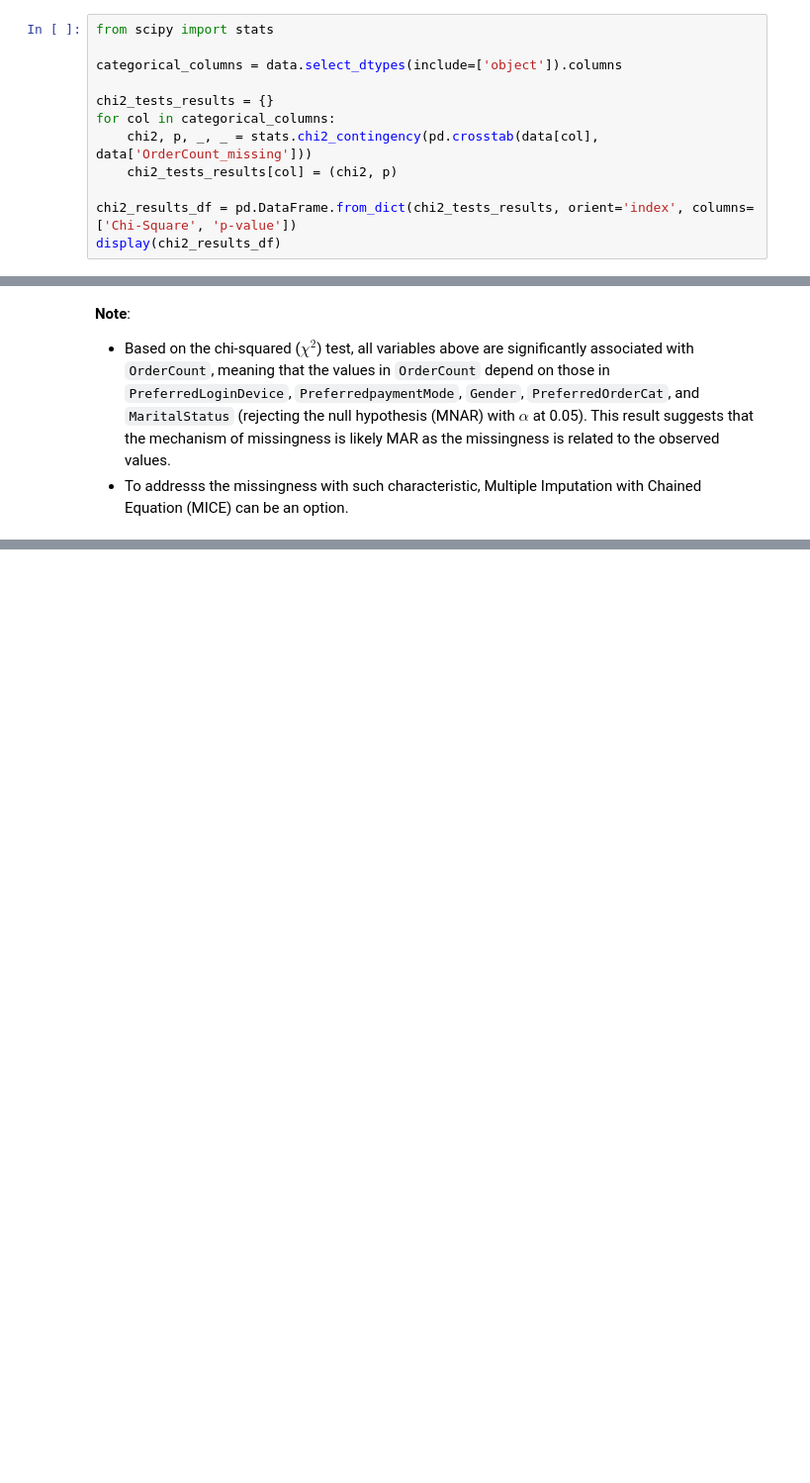
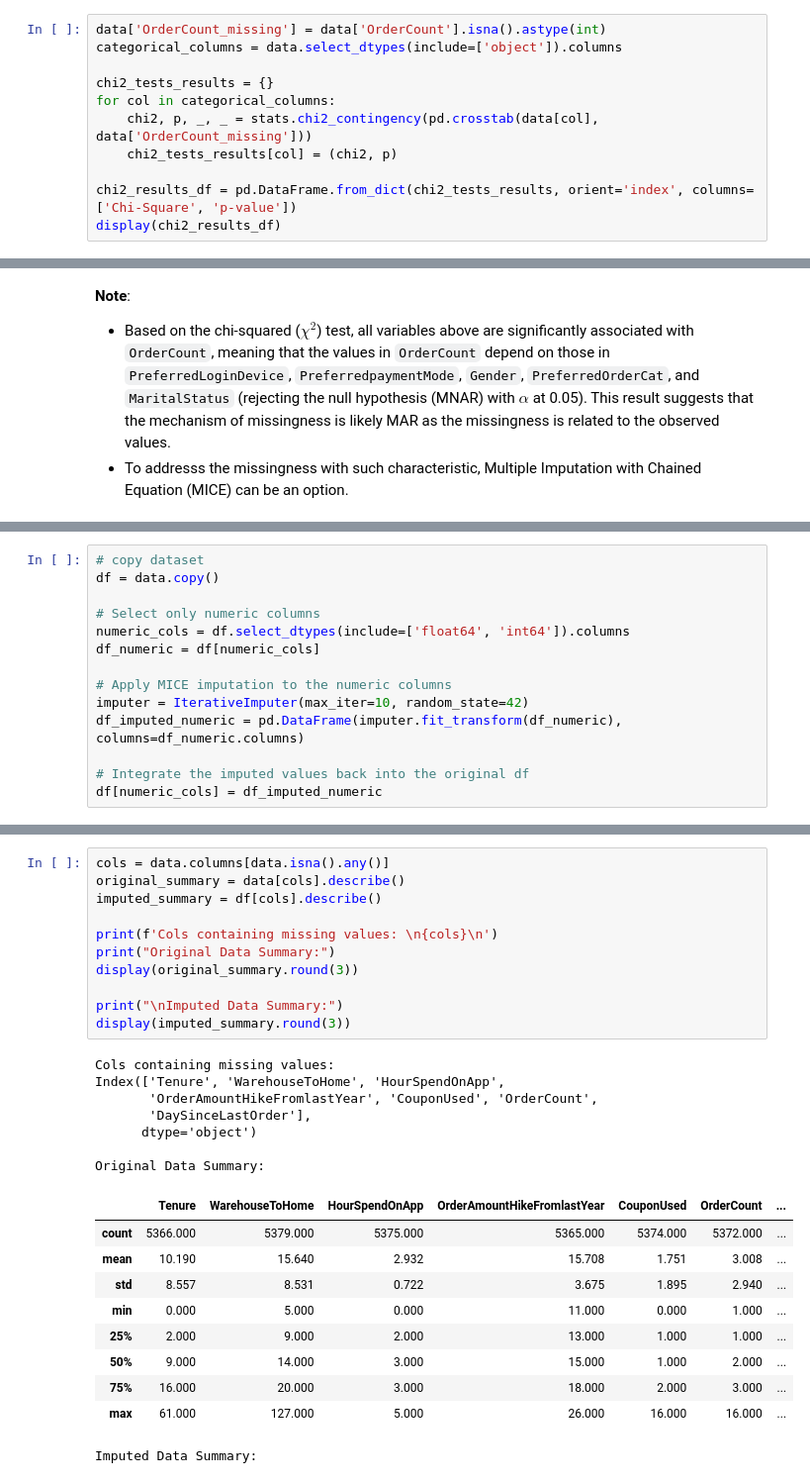
Before and after one commit to LingAdeu/customer-churn-prediction, a Jupyter notebook: notebook/notebook.ipynb, the cells around one changed output, grey strips where cells are left out. Shown: that part at 99% size. Saved outputs shown, nothing was run; the diff lists cells and outputs as text; blank space fills up the shorter version.

Commit message:
Adding data imputation

```diff
--- a/notebook/notebook.ipynb
+++ b/notebook/notebook.ipynb
@@ -315,8 +316,7 @@ Mechanisms of missing values can be further explored by exploiting Spearman corr
 # %% [markdown]
 A chi-square test will be used to assess whether the probability of values being missing is associated with the value itself (MNAR) or independent of the value (either MAR or MCAR). To make it more explicit, probability of missing values independent of the values themselves is the null hypothesis ($H_0$).
 # %%
-from scipy import stats
-
+data['OrderCount_missing'] = data['OrderCount'].isna().astype(int)
 categorical_columns = data.select_dtypes(include=['object']).columns
 
 chi2_tests_results = {}
@@ -339,0 +343,14 @@ display(chi2_results_df)
+# %%
+# copy dataset
+df = data.copy()
+
+# Select only numeric columns
+numeric_cols = df.select_dtypes(include=['float64', 'int64']).columns
+df_numeric = df[numeric_cols]
+
+# Apply MICE imputation to the numeric columns
+imputer = IterativeImputer(max_iter=10, random_state=42)
+df_imputed_numeric = pd.DataFrame(imputer.fit_transform(df_numeric), columns=df_numeric.columns)
+
+# Integrate the imputed values back into the original df
+df[numeric_cols] = df_imputed_numeric
@@ -339,0 +380,29 @@ display(chi2_results_df)
+# %%
+cols = data.columns[data.isna().any()]
+original_summary = data[cols].describe()
+imputed_summary = df[cols].describe()
+
+print(f'Cols containing missing values: \n{cols}\n')
+print("Original Data Summary:")
+display(original_summary.round(3))
+
+print("\nImputed Data Summary:")
+display(imputed_summary.round(3))
+# %% [output]
+Cols containing missing values:
+Index(['Tenure', 'WarehouseToHome', 'HourSpendOnApp',
+       'OrderAmountHikeFromlastYear', 'CouponUsed', 'OrderCount',
+       'DaySinceLastOrder'],
+      dtype='object')
+
+Original Data Summary:
+|  | Tenure | WarehouseToHome | HourSpendOnApp | OrderAmountHikeFromlastYear | CouponUsed | OrderCount | ... |
+| count | 5366.000 | 5379.000 | 5375.000 | 5365.000 | 5374.000 | 5372.000 | ... |
+| mean | 10.190 | 15.640 | 2.932 | 15.708 | 1.751 | 3.008 | ... |
+| std | 8.557 | 8.531 | 0.722 | 3.675 | 1.895 | 2.940 | ... |
+| min | 0.000 | 5.000 | 0.000 | 11.000 | 0.000 | 1.000 | ... |
+| 25% | 2.000 | 9.000 | 2.000 | 13.000 | 1.000 | 1.000 | ... |
+| 50% | 9.000 | 14.000 | 3.000 | 15.000 | 1.000 | 2.000 | ... |
+| 75% | 16.000 | 20.000 | 3.000 | 18.000 | 2.000 | 3.000 | ... |
+| max | 61.000 | 127.000 | 5.000 | 26.000 | 16.000 | 16.000 | ... |
+Imputed Data Summary:
```
Also changed, not shown: parts of 8 cells of this notebook, 1 other file.
